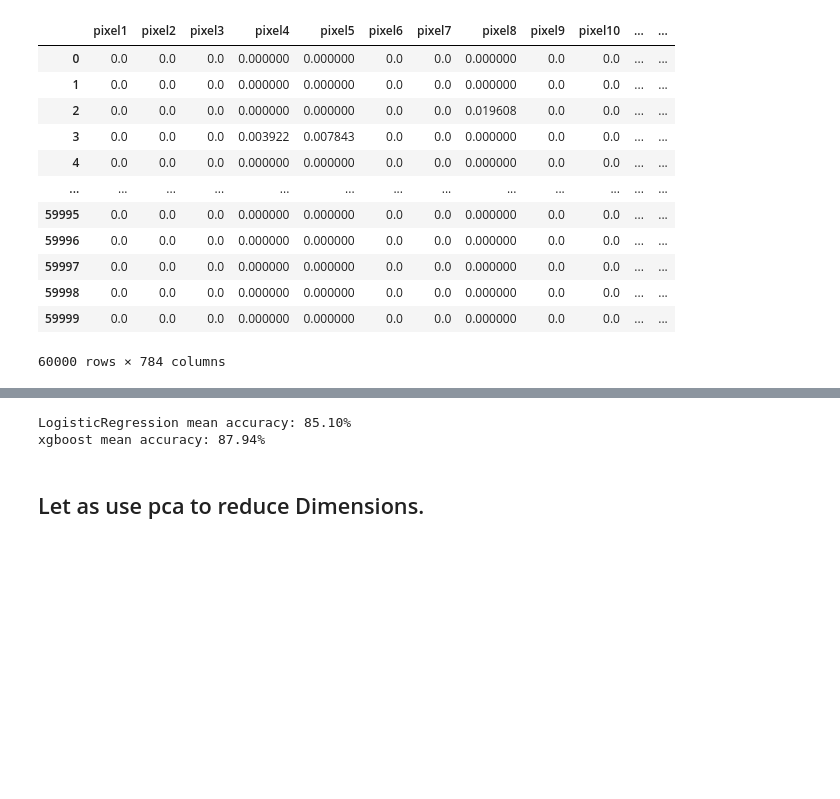
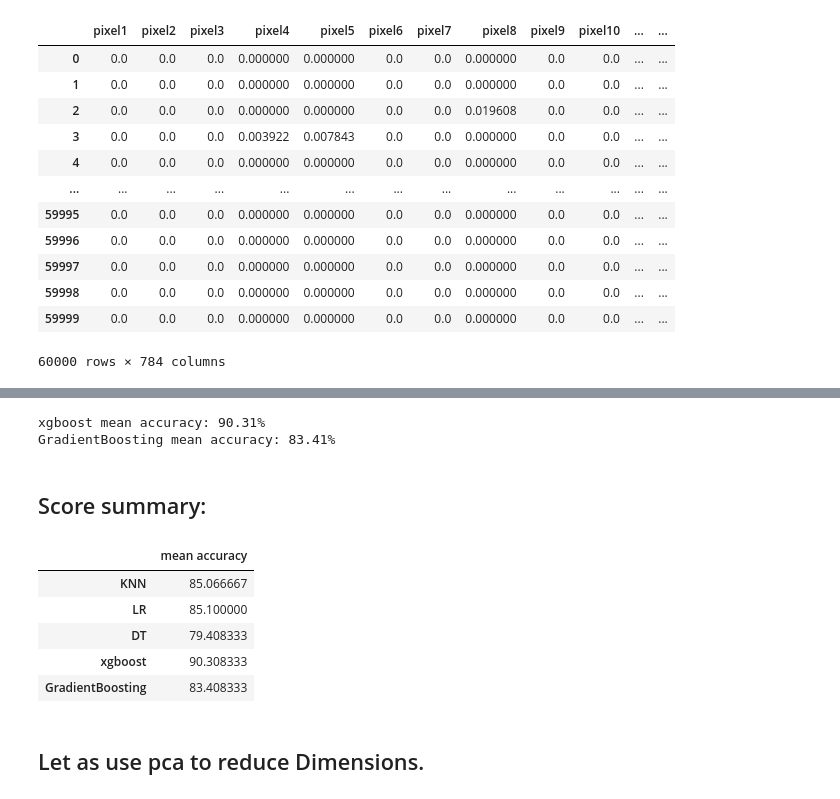
Before and after one commit to ortrsa/Data_Science_Final_Project_2, a Jupyter notebook: Notebook2-fashion Mnist.ipynb, the cells around one changed output, grey strips where cells are left out. Drawn from its saved outputs; the diff is of its cells as text; code cells hidden in the pictures; blank space fills up the shorter version.

```diff
--- a/Notebook2-fashion Mnist.ipynb
+++ b/Notebook2-fashion Mnist.ipynb
@@ -92,0 +110,10 @@ x_train , x_test , y_train , y_test = split(x_train,y_train ,train_size = 0.8 ,
+# %%
+KNN = KNeighborsClassifier()
+
+# One approach for using binary classification algorithms for multi-classification problems
+# is to split the multi-class classification dataset into multiple binary classification datasets
+# and fit a binary classification model on each.
+LR = LogisticRegression(multi_class="ovr")
+
+
+DT = DecisionTreeClassifier()
@@ -111,9 +163,29 @@ XGBClassifier(base_score=0.5, booster='gbtree', colsample_bylevel=1,
 # %%
-print("LogisticRegression mean accuracy: {:.2f}%".format(LR.score(x_test, y_test)*100))
 print("xgboost mean accuracy: {:.2f}%".format(XG.score(x_test, y_test)*100))
+print("GradientBoosting mean accuracy: {:.2f}%".format(GB.score(x_test, y_test)*100))
 # %% [output]
-LogisticRegression mean accuracy: 85.10%
-xgboost mean accuracy: 87.94%
+xgboost mean accuracy: 90.31%
+GradientBoosting mean accuracy: 83.41%
+# %% [markdown]
+## Score summary:
+# %%
+score_list = [
+    KNN.score(x_test, y_test)*100,
+    LR.score(x_test, y_test)*100,
+    DT.score(x_test, y_test)*100,
+    XG.score(x_test, y_test)*100,
+    GB.score(x_test, y_test)*100
+             ]
+scoreDf = pd.DataFrame(data = score_list
+             , columns = ['mean accuracy'], index = ['KNN', 'LR', 'DT', 'xgboost','GradientBoosting'])
+scoreDf
+# %% [output]
+|  | mean accuracy |
+| KNN | 85.066667 |
+| LR | 85.100000 |
+| DT | 79.408333 |
+| xgboost | 90.308333 |
+| GradientBoosting | 83.408333 |
 # %% [markdown]
 ## Let as use pca to reduce Dimensions.
 # %% [markdown]
```
Also changed, not shown: parts of 23 cells of this notebook.
